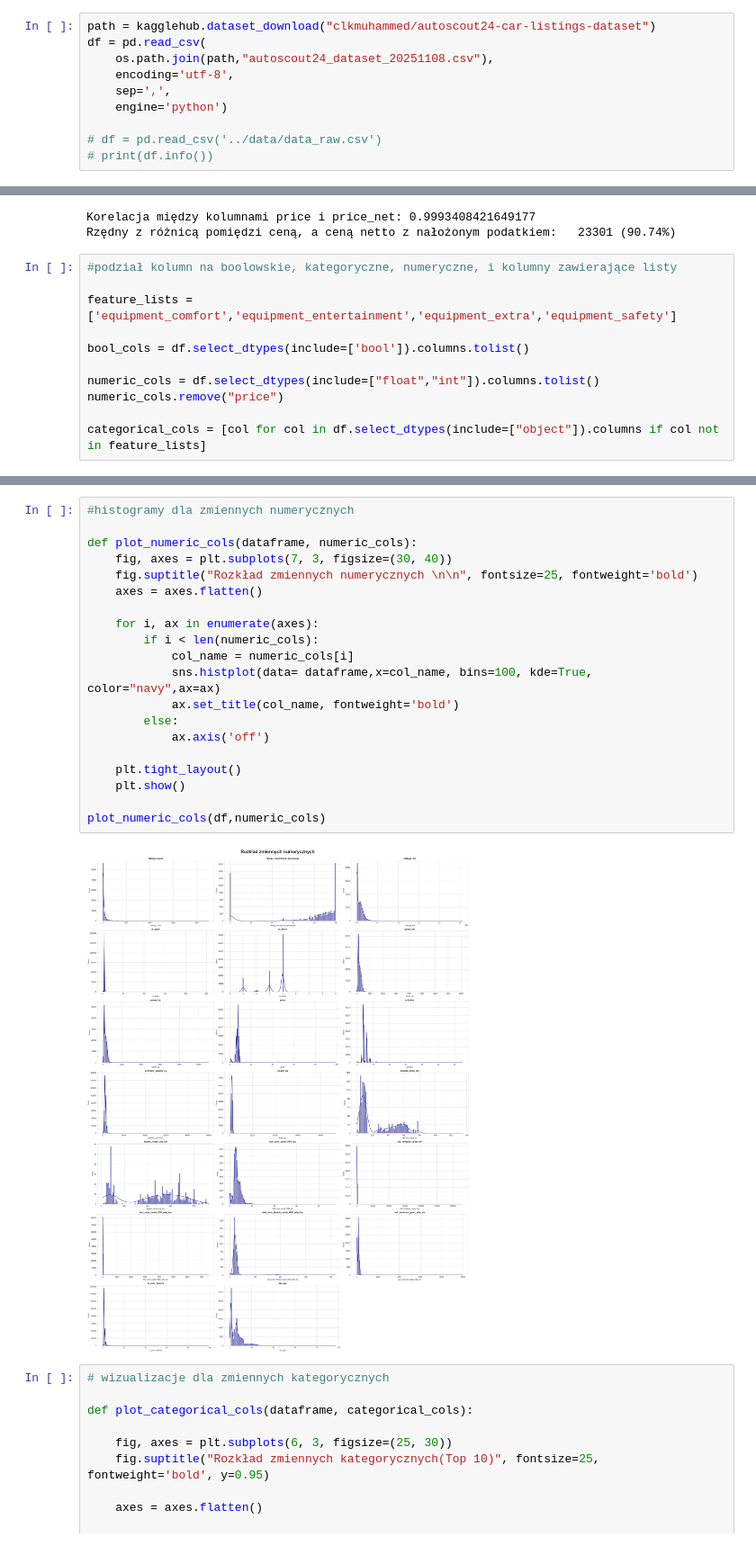
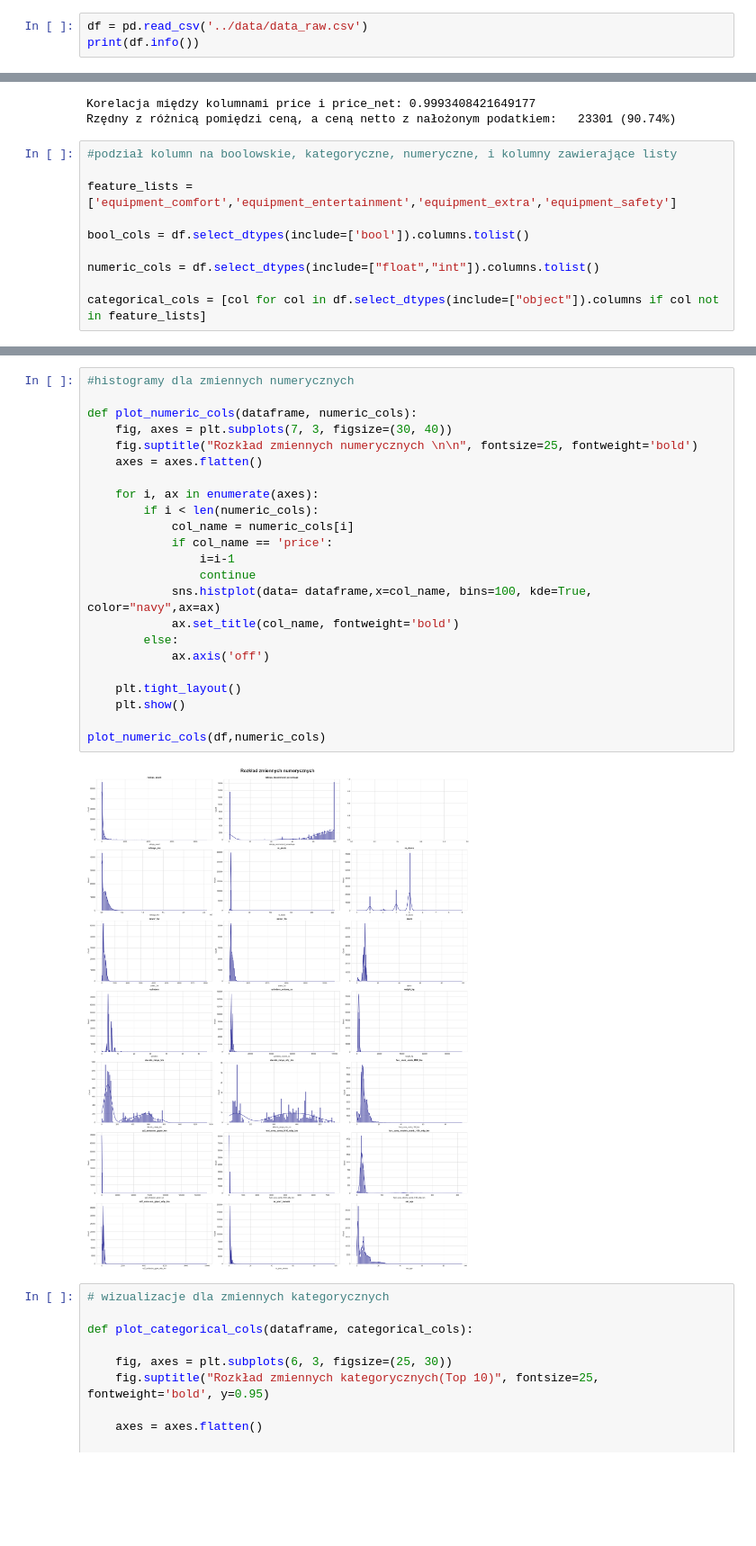
Before and after one commit to Magda-Tyton/Projekt_ML, a Jupyter notebook: notebooks/eda.ipynb, the cells around one changed output, grey strips where cells are left out. Shown at 90% size. Cells and saved outputs as stored; diff of their text form; blank space fills up the shorter version.

```diff
--- a/notebooks/eda.ipynb
+++ b/notebooks/eda.ipynb
@@ -6,15 +6,8 @@ import seaborn as sns
 import kagglehub
 import os
 # %%
-path = kagglehub.dataset_download("clkmuhammed/autoscout24-car-listings-dataset")
-df = pd.read_csv(
-    os.path.join(path,"autoscout24_dataset_20251108.csv"),
-    encoding='utf-8',
-    sep=',',
-    engine='python')
-
-# df = pd.read_csv('../data/data_raw.csv')
-# print(df.info())
+df = pd.read_csv('../data/data_raw.csv')
+print(df.info())
 # %%
 #wstępne czyszczenie danych - zamiana na wartości numeryczne
 df['weight_kg'] = df['weight_kg'].str.replace(' kg', '', regex=False)
@@ -198,7 +191,6 @@ feature_lists = ['equipment_comfort','equipment_entertainment','equipment_extra'
 bool_cols = df.select_dtypes(include=['bool']).columns.tolist()
 
 numeric_cols = df.select_dtypes(include=["float","int"]).columns.tolist()
-numeric_cols.remove("price")
 
 categorical_cols = [col for col in df.select_dtypes(include=["object"]).columns if col not in feature_lists]
 # %%
@@ -242,25 +235,28 @@ plot_bool_columns(df, bool_cols)
 # %%
 #histogramy dla zmiennych numerycznych
 
 def plot_numeric_cols(dataframe, numeric_cols):
     fig, axes = plt.subplots(7, 3, figsize=(30, 40))
     fig.suptitle("Rozkład zmiennych numerycznych \n\n", fontsize=25, fontweight='bold')
     axes = axes.flatten()
 
     for i, ax in enumerate(axes):
         if i < len(numeric_cols):
             col_name = numeric_cols[i]
+            if col_name == 'price':
+                i=i-1
+                continue
             sns.histplot(data= dataframe,x=col_name, bins=100, kde=True, color="navy",ax=ax)
             ax.set_title(col_name, fontweight='bold')
         else:
             ax.axis('off')
 
     plt.tight_layout()
     plt.show()
 
 plot_numeric_cols(df,numeric_cols)
 # %% [output]
-[figure, old version]
+[figure, new version]
 # %%
 # wizualizacje dla zmiennych kategorycznych
 
```
Also changed, not shown: parts of 4 cells of this notebook, 5 other files.
